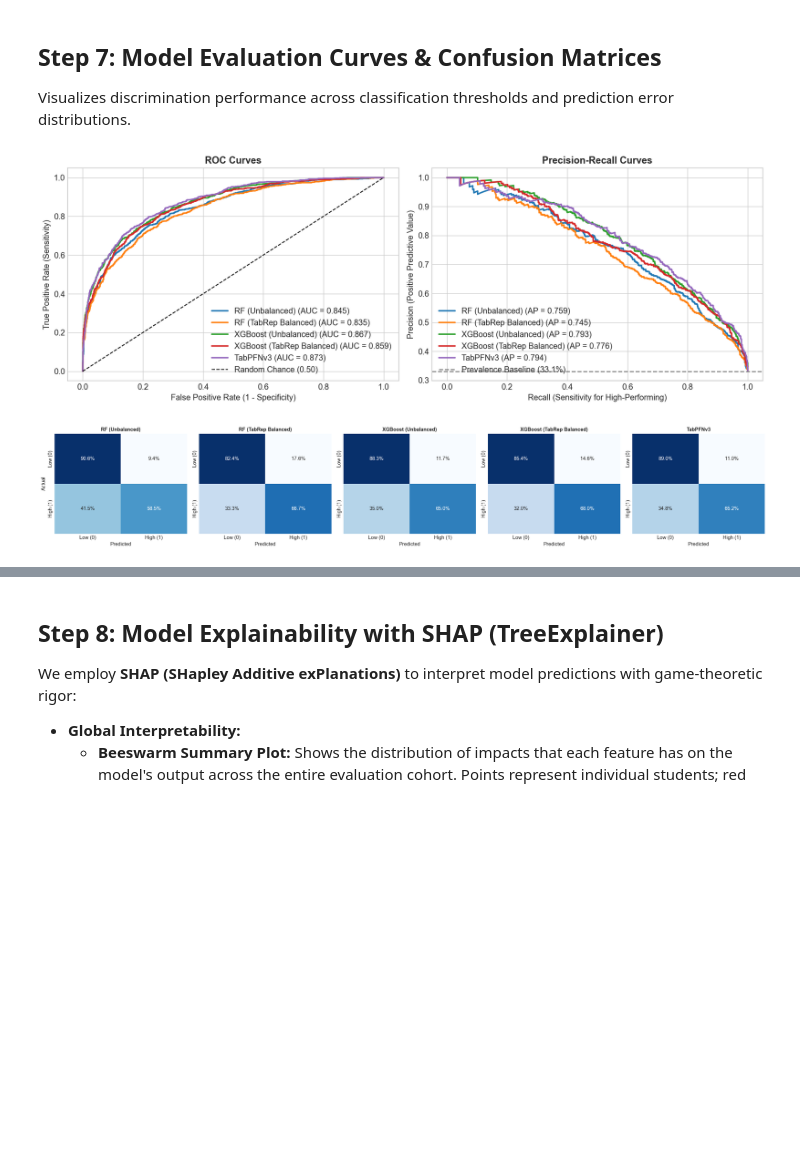
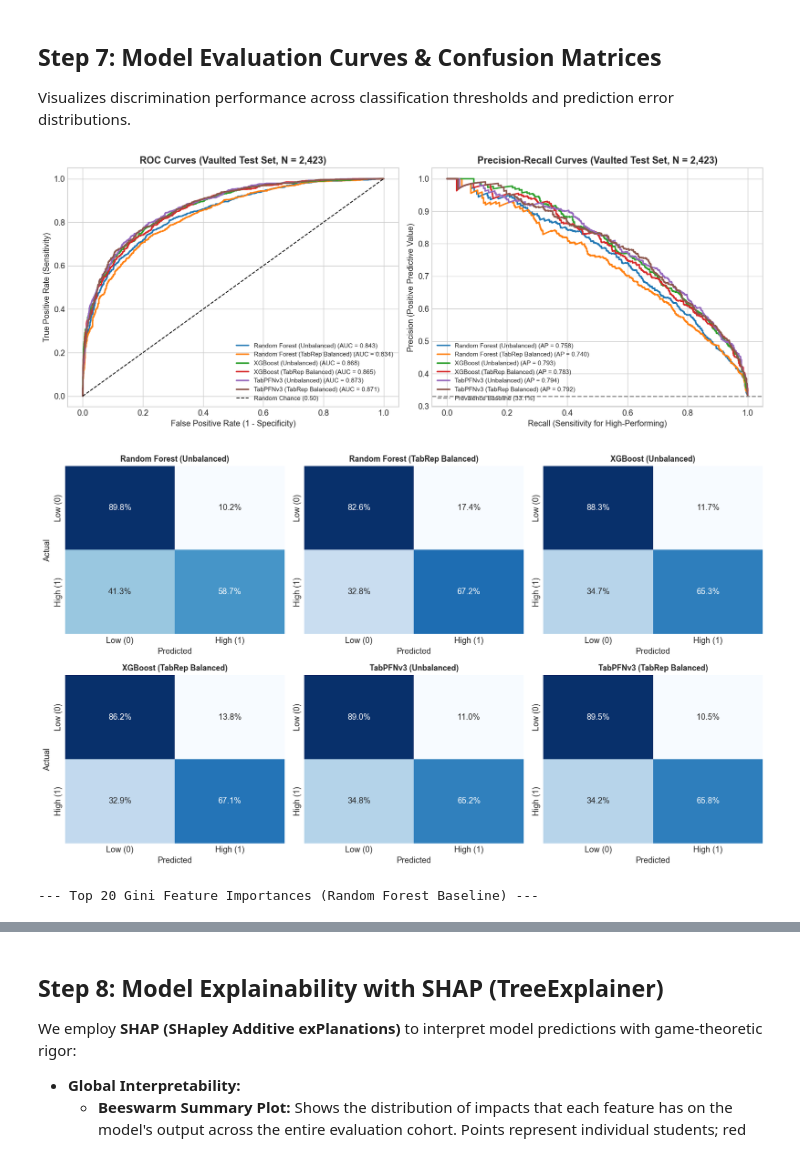
Before and after one commit to NicoCarrion02/diffusion-based-academic-prediction, a Jupyter notebook: notebooks/workflow_review.ipynb, the cells around one changed output, grey strips where cells are left out. Drawn from its saved outputs; the diff is of its cells as text; code cells hidden in the pictures; blank space fills up the shorter version.

```diff
--- a/notebooks/workflow_review.ipynb
+++ b/notebooks/workflow_review.ipynb
@@ -139,8 +133,8 @@ train_df, test_df = prepare_train_test_data(
 )
 
 total_n = len(train_df) + len(test_df)
-train_counts = train_df["target"].value_counts()
-test_counts = test_df["target"].value_counts()
+train_counts = train_df["target"].value_counts().sort_index()
+test_counts = test_df["target"].value_counts().sort_index()
 
 print(f"Total Argentina Students: {total_n:,}")
 print(f"Training Set: {len(train_df):,} rows | Test Set: {len(test_df):,} rows\n")
@@ -155,9 +149,9 @@ dist_table.index = ["Class 0: Low-performing (< 420.07)", "Class 1: High-perform
 display(dist_table)
 
 fig, ax = plt.subplots(figsize=(6, 4), dpi=120)
-sns.barplot(x=train_counts.index, y=train_counts.values, palette=["#e74c3c", "#2ecc71"], ax=ax)
+labels = ["Low-performing (0)", "High-performing (1)"]
+sns.barplot(x=labels, y=train_counts.values, hue=labels, palette=["#e74c3c", "#2ecc71"], legend=False, ax=ax)
 ax.set_title("Training Set Class Distribution (Argentina PISA 2022)", fontweight="bold")
-ax.set_xticklabels(["Low-performing (0)", "High-performing (1)"])
 ax.set_ylabel("Student Count")
 for p in ax.patches:
     ax.annotate(f"{int(p.get_height()):,} ({p.get_height()/len(train_df)*100:.1f}%)",
@@ -678,60 +652,68 @@ import seaborn as sns
 from pathlib import Path
 from IPython.display import Image, display
 
-fig, (ax1, ax2) = plt.subplots(1, 2, figsize=(14, 5), dpi=130)
+fig, (ax1, ax2) = plt.subplots(1, 2, figsize=(14, 5.5), dpi=130)
 
 colors = {
-    "RF (Unbalanced)": "#1f77b4",
-    "RF (TabRep Balanced)": "#ff7f0e",
+    "Random Forest (Unbalanced)": "#1f77b4",
+    "Random Forest (TabRep Balanced)": "#ff7f0e",
     "XGBoost (Unbalanced)": "#2ca02c",
     "XGBoost (TabRep Balanced)": "#d62728",
-    "TabPFNv3": "#9467bd"
+    "TabPFNv3 (Unbalanced)": "#9467bd",
+    "TabPFNv3 (TabRep Balanced)": "#8c564b",
 }
 
 for name, (yt, yp, prob) in models_dict.items():
     fpr, tpr, _ = roc_curve(yt, prob)
-    roc_auc = auc(fpr, tpr)
-    ax1.plot(fpr, tpr, label=f"{name} (AUC = {roc_auc:.3f})", lw=2, color=colors.get(name, None))
+    roc_auc_val = auc(fpr, tpr)
+    ax1.plot(fpr, tpr, label=f"{name} (AUC = {roc_auc_val:.3f})", lw=2, color=colors.get(name, None))
 
 ax1.plot([0, 1], [0, 1], "k--", lw=1.2, label="Random Chance (0.50)")
-ax1.set_title("ROC Curves", fontweight="bold")
+ax1.set_title("ROC Curves (Vaulted Test Set, N = 2,423)", fontweight="bold")
 ax1.set_xlabel("False Positive Rate (1 - Specificity)")
 ax1.set_ylabel("True Positive Rate (Sensitivity)")
-ax1.legend(loc="lower right")
+ax1.legend(loc="lower right", fontsize=8.5)
 
 baseline_prevalence = (y_test == 1).mean()
 for name, (yt, yp, prob) in models_dict.items():
     prec, rec, _ = precision_recall_curve(yt, prob)
     ap = average_precision_score(yt, prob)
     ax2.plot(rec, prec, label=f"{name} (AP = {ap:.3f})", lw=2, color=colors.get(name, None))
 
 ax2.axhline(y=baseline_prevalence, color="gray", linestyle="--", label=f"Prevalence Baseline ({baseline_prevalence*100:.1f}%)")
-ax2.set_title("Precision-Recall Curves", fontweight="bold")
+ax2.set_title("Precision-Recall Curves (Vaulted Test Set, N = 2,423)", fontweight="bold")
 ax2.set_xlabel("Recall (Sensitivity for High-Performing)")
 ax2.set_ylabel("Precision (Positive Predictive Value)")
-ax2.legend(loc="lower left")
+ax2.legend(loc="lower left", fontsize=8.5)
 
 plt.tight_layout()
 plt.show()
 
-fig, axes = plt.subplots(1, len(models_dict), figsize=(4.5 * len(models_dict), 4), dpi=120)
+n_m = len(models_dict)
+ncols = 3 if n_m > 4 else n_m
+nrows = int(np.ceil(n_m / ncols))
+fig, axes = plt.subplots(nrows, ncols, figsize=(4.6 * ncols, 4.0 * nrows), dpi=120)
+axes_flat = np.atleast_1d(axes).flatten()
+
 for idx, (name, (yt, yp, prob)) in enumerate(models_dict.items()):
-    ax = axes[idx] if len(models_dict) > 1 else axes
+    ax = axes_flat[idx]
     cm = confusion_matrix(yt, yp, normalize="true")
     sns.heatmap(cm, annot=True, fmt=".1%", cmap="Blues", cbar=False, ax=ax,
                 xticklabels=["Low (0)", "High (1)"], yticklabels=["Low (0)", "High (1)"])
-    ax.set_title(name, fontweight="bold", fontsize=11)
+    ax.set_title(name, fontweight="bold", fontsize=10.5)
     ax.set_xlabel("Predicted")
-    if idx == 0:
+    if idx % ncols == 0:
         ax.set_ylabel("Actual")
+for extra_ax in axes_flat[n_m:]:
+    extra_ax.axis("off")
 plt.tight_layout()
 plt.show()
 
-# Feature Importance: Top 20 Global Predictors (Random Forest Baseline)
 feat_imp_path = Path("outputs/figures/feature_importance.png")
 if feat_imp_path.exists():
-    print("\n--- Top 20 Feature Importances (Random Forest Classifier) ---")
+    print("\n--- Top 20 Gini Feature Importances (Random Forest Baseline) ---")
     display(Image(filename=str(feat_imp_path)))
 # %% [output]
-[figure, old version]
+[figure, new version]
-[figure, old version]
+[figure, new version]
+--- Top 20 Gini Feature Importances (Random Forest Baseline) ---
```
Also changed, not shown: parts of 23 cells of this notebook.
